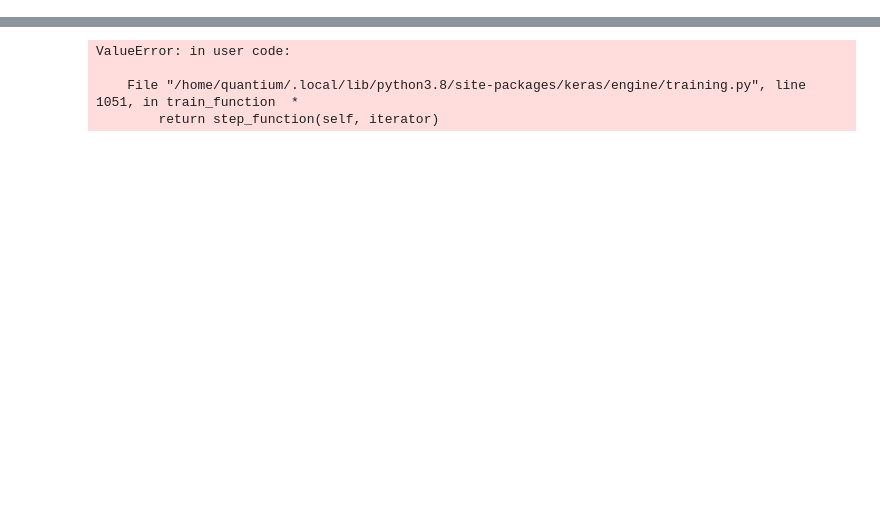
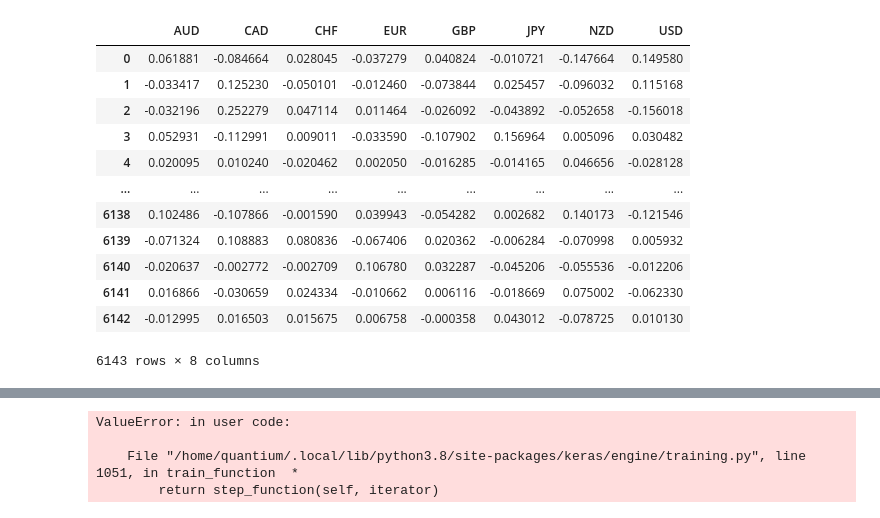
Before and after one commit to alexcolls/rex-ai, a Jupyter notebook: notebooks/alex/clasification.ipynb, the cells around one changed output, grey strips where cells are left out. Cells and saved outputs as stored; diff of their text form; code cells hidden in the pictures; blank space fills up the shorter version.

```diff
--- a/notebooks/alex/clasification.ipynb
+++ b/notebooks/alex/clasification.ipynb
@@ -12,5 +54,23 @@ import tensorflow as tf
 # %%
+X = pd.read_csv('../../db/data/tertiary/2010/logs_.csv', index_col=0)
 
-y = pd.read_csv('../../db/data/secondary/2010/logs_.csv', index_col=0)
-y.reset_index(inplace=True, drop=True)
-y = y[1:] # lag 1 y rows
+# load X features df TODO
+
+X.reset_index(inplace=True, drop=True)
+X = X[:-1] # lag -1 x rows
+
+X
+# %% [output]
+|  | AUD | CAD | CHF | EUR | GBP | JPY | NZD | USD |
+| 0 | 0.061881 | -0.084664 | 0.028045 | -0.037279 | 0.040824 | -0.010721 | -0.147664 | 0.149580 |
+| 1 | -0.033417 | 0.125230 | -0.050101 | -0.012460 | -0.073844 | 0.025457 | -0.096032 | 0.115168 |
+| 2 | -0.032196 | 0.252279 | 0.047114 | 0.011464 | -0.026092 | -0.043892 | -0.052658 | -0.156018 |
+| 3 | 0.052931 | -0.112991 | 0.009011 | -0.033590 | -0.107902 | 0.156964 | 0.005096 | 0.030482 |
+| 4 | 0.020095 | 0.010240 | -0.020462 | 0.002050 | -0.016285 | -0.014165 | 0.046656 | -0.028128 |
+| ... | ... | ... | ... | ... | ... | ... | ... | ... |
+| 6138 | 0.102486 | -0.107866 | -0.001590 | 0.039943 | -0.054282 | 0.002682 | 0.140173 | -0.121546 |
+| 6139 | -0.071324 | 0.108883 | 0.080836 | -0.067406 | 0.020362 | -0.006284 | -0.070998 | 0.005932 |
+| 6140 | -0.020637 | -0.002772 | -0.002709 | 0.106780 | 0.032287 | -0.045206 | -0.055536 | -0.012206 |
+| 6141 | 0.016866 | -0.030659 | 0.024334 | -0.010662 | 0.006116 | -0.018669 | 0.075002 | -0.062330 |
+| 6142 | -0.012995 | 0.016503 | 0.015675 | 0.006758 | -0.000358 | 0.043012 | -0.078725 | 0.010130 |
+6143 rows × 8 columns
```
Also changed, not shown: parts of 7 cells of this notebook, 6 other files.
